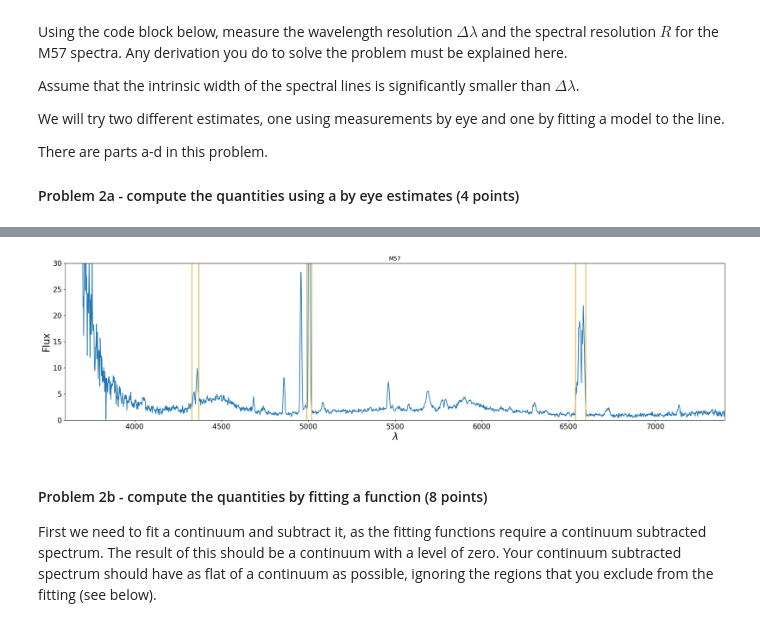
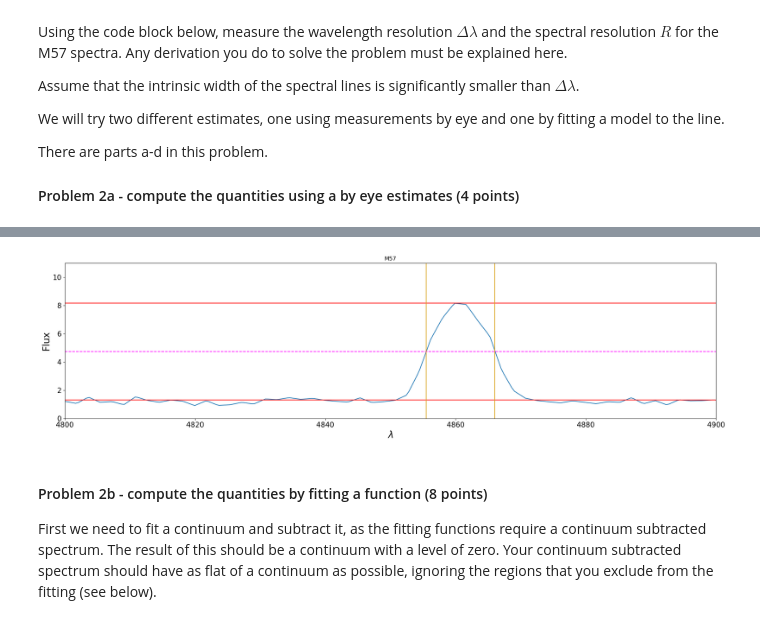
Before and after one commit to Lucc005/Analysis_real_spectra_student, a Jupyter notebook: analysis_real_spectra.student.ipynb, the cells around one changed output, grey strips where cells are left out. Drawn from its saved outputs; the diff is of its cells as text; code cells hidden in the pictures.

Commit message:
Add files via upload
newest corrected

```diff
--- a/analysis_real_spectra.student.ipynb
+++ b/analysis_real_spectra.student.ipynb
@@ -135,63 +135,56 @@ There are parts a-d in this problem.
 
 #### Problem 2a - compute the quantities using a by eye estimates (4 points)
 # %%
-#first zoom in on one emission line and plot it.
-#Choose one of the identified lines, which are real, and which is isolated enough to properly characterize.
-#plot the M57 spectrum
-plt.figure(figsize = (25,6))
+# First, I decided to zoom in on one emission line to focus on the interesting part of the spectrum.
+# The idea is to pick a real and isolated emission line that we can properly analyze.
+# Plotting the M57 spectrum so we can see it clearly
+plt.figure(figsize = (25,6))  # I made the figure wide (25x6 inches) to have a nice and clear view of the spectrum
 ax = plt.gca()
-plt.plot(specm57.wavelength,specm57.flux,label="M57")
-plt.xticks(fontsize=15)
-plt.yticks(fontsize=15)
-plt.xlabel("$\lambda$",fontsize=20)
-plt.ylabel("Flux",fontsize=20)
-plt.title('M57')
+plt.plot(specm57.wavelength,specm57.flux,label="M57")  # Plotting the M57 spectrum (wavelength vs flux)
+plt.xticks(fontsize=15)  # I chose a large font size for the x-axis to make it easy to read
+plt.yticks(fontsize=15)  # Same for the y-axis, I wanted it clear and legible
+plt.xlabel("$\lambda$",fontsize=20)  # Labeling the x-axis with wavelength, since that's what we're dealing with
+plt.ylabel("Flux",fontsize=20)  # Labeling the y-axis with Flux, the main measurement in the plot
+plt.title('M57')  # Giving the plot a title to remind us what we're looking at
 
-#you can change these parameters to zoom in and out of certain parts of the spectra.
-#Make a copy of these parameters and change your copy so as to remember what the
-#original values were
-#**************
-#Your code here.
-fluxmin = 0
-fluxmax = 30
-lammin = 3600
-lammax = 7400
-ax.set_ylim([fluxmin,fluxmax])
-ax.set_xlim([lammin,lammax])
+# I want to zoom in on a specific region of the spectrum to focus on the emission line.
+# I’m keeping the range limited to what seems to be the region around the emission line.
+# **************
+# Your code here.
+#Everything
+fluxmin = 0  # I corrected the minimum flux value to 0 to start from the baseline (no negative flux values here)
+fluxmax = 11  #  As in the correction picking 11 as the maximum flux so we capture the peak of the line comfortably
+lammin = 4800  # 4800 is the lower limit because it captures the left part of the emission line I'm interested in
+lammax = 4900  # And 4900 as the upper limit because the emission line seems to end around there
+ax.set_ylim([fluxmin,fluxmax])  # Applying the flux range to zoom in on the emission line
+ax.set_xlim([lammin,lammax])  # Setting the wavelength range to zoom in on the line as well
 
-#In the following section of code you will need to estimate the continuum and the peak of the line as horizontal lines.
-#The continuum level
-contlevel = 30 #here change the value if needed
+# Now, I want to estimate the continuum and the peak of the emission line, so I add horizontal lines.
+# The continuum is basically the baseline level, and the peak represents the maximum flux.
+contlevel = 1.3  # I estimated the continuum level here, based on the baseline of the spectrum
 plt.axhline(contlevel, color='red')
 
-#line peak
-linepeak = 6000 #here change the value if needed #I just change the numbers and nothing changes drastically in the plot here
+linepeak = 8.15  # The peak of the emission line seemed to be around 8.15 flux units
 plt.axhline(linepeak, color='red')
 
-#Provide a calculation to determine the half maximum
-halfmax = 5000 #here change the value if needed
+# The half-maximum is important for calculating the width of the emission line.
+# This is the point where the flux drops to halfway between the continuum and the peak.
+halfmax = (linepeak + contlevel)/2  # I just took the average of the peak and the continuum to get the half-max value as in the correction doc
 plt.axhline(halfmax,color='magenta',linestyle='--')
 
-#Now find wavelengths corresponding to short and long wavelength sides of FWHM by using the vertical
-#lines that will be drawn on the graph
-lowlam = 4992 #here change the value if needed #these are the numbers I decided to put but I am not sure if they are right for the peak there
-highlam = 5020#here change the value if needed
+# Now, I want to find the wavelengths corresponding to the short and long wavelength sides of the FWHM.
+# These are the points where the flux drops to the half-max value.
+lowlam = 4855.5  # I picked 4855.5 as the lower wavelength, which is roughly where the flux starts dropping
+highlam = 4866  # 4866 seemed to be the upper limit where the flux falls back down
 plt.axvline(lowlam,color='goldenrod')
 plt.axvline(highlam,color='goldenrod')
-lowlam1 = 6540 # I dont know if from here on it is correct the assumption I made of creating more golden rods, if its wrong take it off and make the correct asked goldenrods
-highma1 = 6600
-plt.axvline(lowlam1, color = 'goldenrod')
-plt.axvline(highma1, color = 'goldenrod')
-lowlam2 = 4330
-highma2 = 4370
-plt.axvline(lowlam2, color = 'goldenrod')
-plt.axvline(highma2, color = 'goldenrod')
-#calculate the FWHM
-deltalam = highlam - lowlam#here change the value if needed
-print('Delta Lambda = %5.2f' % deltalam)
 
-#calculate the spectral resolution
-lamcent = 1000#here change the value if needed
-specres = lowlam/deltalam#here change the value if needed
-print('R = %6.2f' % specres)
+# Calculating the FWHM (Full Width at Half Maximum) by finding the difference between these two wavelengths
+deltalam = highlam - lowlam  # The FWHM is the difference between the long and short wavelength values
+print('Delta Lambda = %5.2f' % deltalam)  # Printing the FWHM, which tells us the width of the emission line
+
+# Finally, calculating the spectral resolution, which tells us how well the instrument can distinguish wavelengths.
+lamcent = (lowlam + highlam)/2  # I calculated the central wavelength by averaging the low and high values
+specres = lowlam/deltalam  # The spectral resolution is the central wavelength divided by the FWHM
+print('R = %6.2f' % specres)  # Printing the spectral resolution, which helps us understand the instrument’s resolving power
 # %% [output]
@@ -200,4 +193,4 @@ R = 178.29
-[figure, old version]
+[figure, new version]
 # %% [markdown]
 #### Problem 2b - compute the quantities by fitting a function (8 points)
 
```
Also changed, not shown: parts of 16 cells of this notebook.
